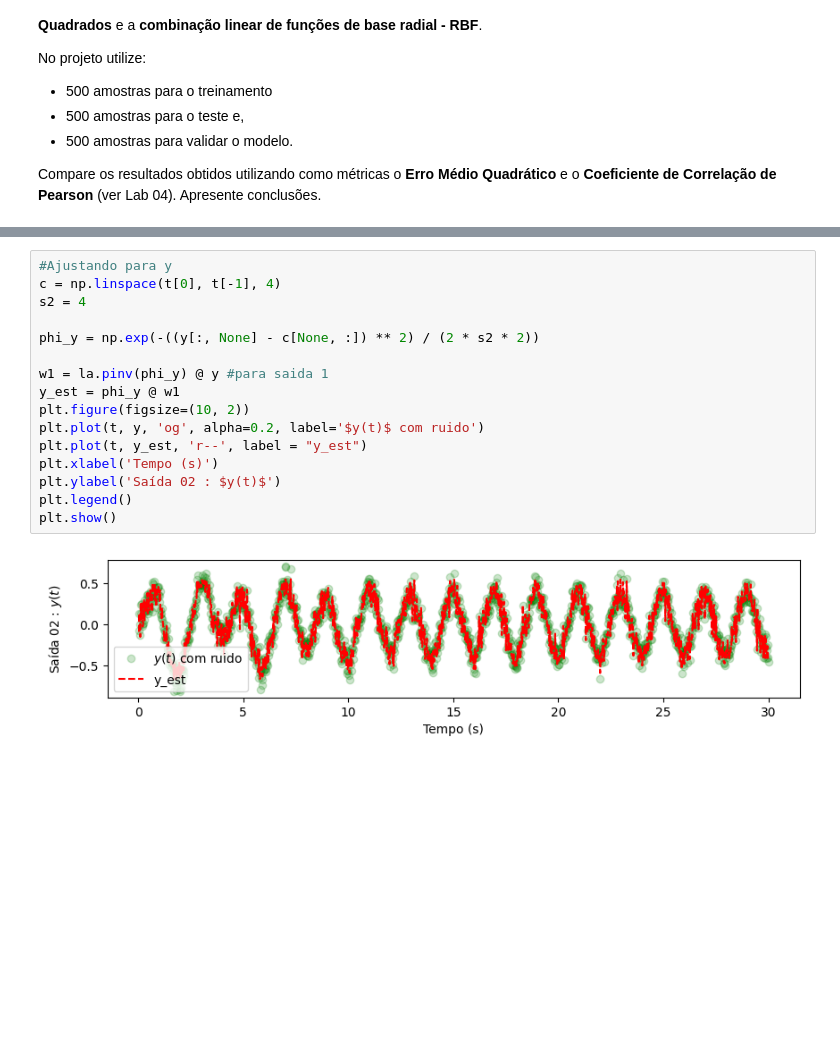
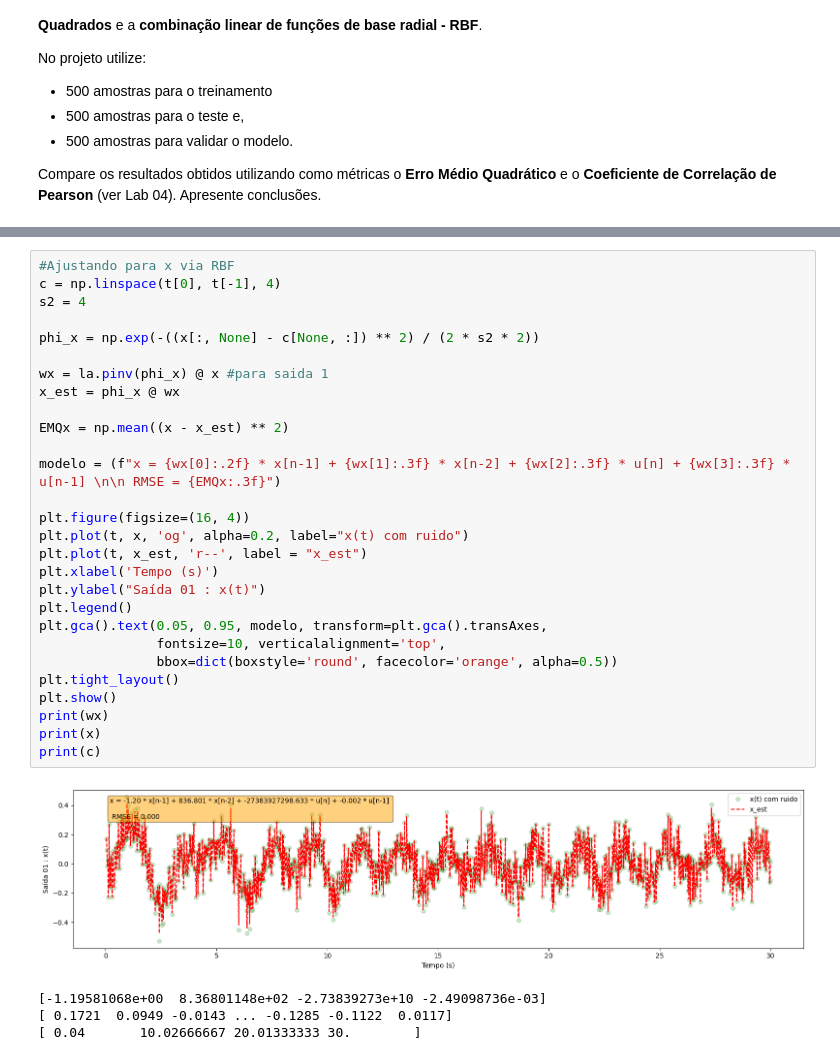
Before and after one commit to EnzoFSouza/computacao_numerica, a Jupyter notebook: Projeto_01_U2.ipynb, the cells around one changed output, grey strips where cells are left out. Saved outputs shown, nothing was run; the diff lists cells and outputs as text; blank space fills up the shorter version.

```diff
--- a/Projeto_01_U2.ipynb
+++ b/Projeto_01_U2.ipynb
@@ -158,19 +230,34 @@ plt.show()
 # %%
-#Ajustando para y
+#Ajustando para x via RBF
 c = np.linspace(t[0], t[-1], 4)
 s2 = 4
 
-phi_y = np.exp(-((y[:, None] - c[None, :]) ** 2) / (2 * s2 * 2))
+phi_x = np.exp(-((x[:, None] - c[None, :]) ** 2) / (2 * s2 * 2))
 
-w1 = la.pinv(phi_y) @ y #para saida 1
-y_est = phi_y @ w1
-plt.figure(figsize=(10, 2))
-plt.plot(t, y, 'og', alpha=0.2, label='$y(t)$ com ruido')
-plt.plot(t, y_est, 'r--', label = "y_est")
+wx = la.pinv(phi_x) @ x #para saida 1
+x_est = phi_x @ wx
+
+EMQx = np.mean((x - x_est) ** 2)
+
+modelo = (f"x = {wx[0]:.2f} * x[n-1] + {wx[1]:.3f} * x[n-2] + {wx[2]:.3f} * u[n] + {wx[3]:.3f} * u[n-1] \n\n RMSE = {EMQx:.3f}")
+
+plt.figure(figsize=(16, 4))
+plt.plot(t, x, 'og', alpha=0.2, label="x(t) com ruido")
+plt.plot(t, x_est, 'r--', label = "x_est")
 plt.xlabel('Tempo (s)')
-plt.ylabel('Saída 02 : $y(t)$')
+plt.ylabel("Saída 01 : x(t)")
 plt.legend()
+plt.gca().text(0.05, 0.95, modelo, transform=plt.gca().transAxes,
+               fontsize=10, verticalalignment='top',
+               bbox=dict(boxstyle='round', facecolor='orange', alpha=0.5))
+plt.tight_layout()
 plt.show()
+print(wx)
+print(x)
+print(c)
 # %% [output]
-[figure, old version]
+[figure, new version]
+[-1.19581068e+00  8.36801148e+02 -2.73839273e+10 -2.49098736e-03]
+[ 0.1721  0.0949 -0.0143 ... -0.1285 -0.1122  0.0117]
+[ 0.04       10.02666667 20.01333333 30.        ]
 # %%
```
Also changed, not shown: parts of 6 cells of this notebook.
